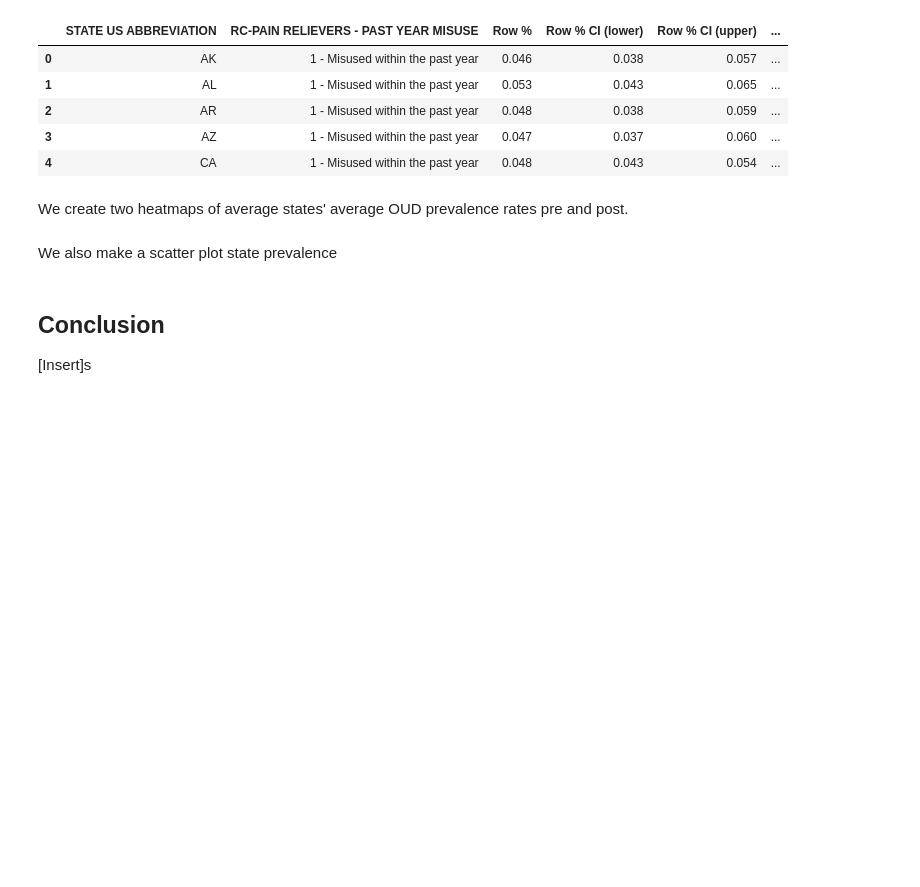
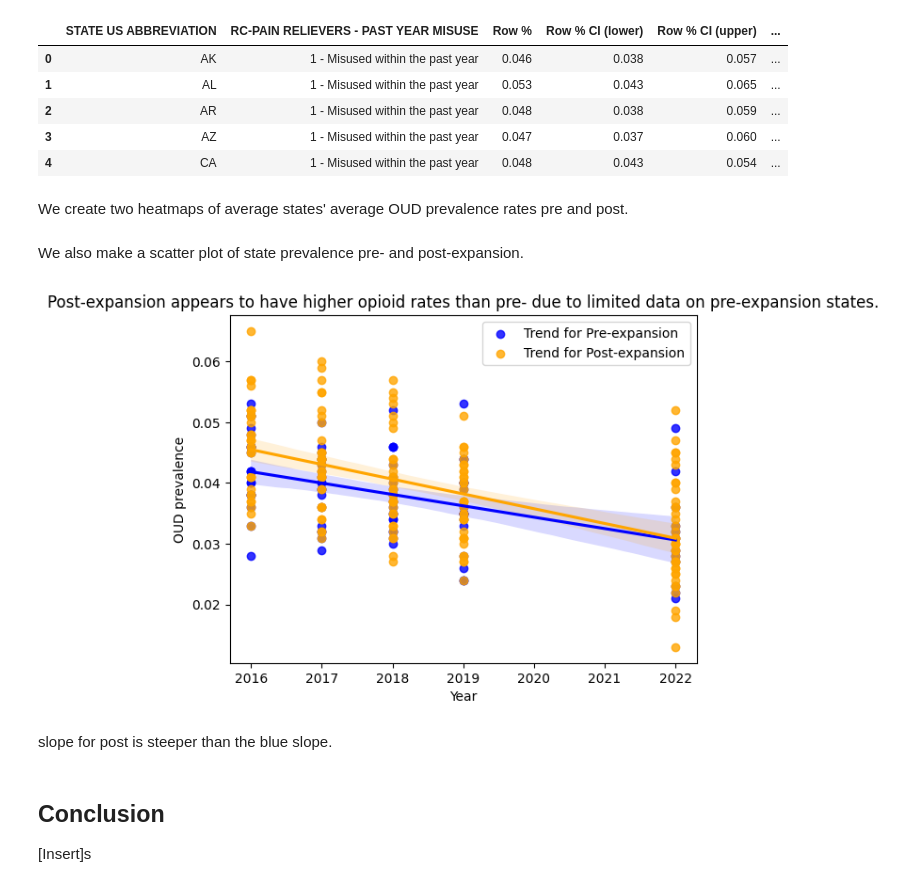
Before and after one commit to riverar9/data-602-final-project, a Jupyter notebook: Final_project_analysis.ipynb, the cells around one changed output. Cells and saved outputs as stored; diff of their text form; code cells hidden in the pictures; blank space fills up the shorter version.

Commit message:
scatter

```diff
--- a/Final_project_analysis.ipynb
+++ b/Final_project_analysis.ipynb
@@ -353,7 +353,33 @@ We create two heatmaps of average states' average OUD prevalence rates pre and p
 # %%
 # Two heatmaps
 # %% [markdown]
-We also make a scatter plot state prevalence
+We also make a scatter plot of state prevalence pre- and post-expansion.
+# %%
+# Scatter plot
+
+import matplotlib.pyplot as plt
+import seaborn as sns
+
+# Manipulate df prior to plotting
+scatter_df = working_df.dropna(subset=['rpt_yr', 'Row %']) # Filter out rows with NaN values in columns of interest
+scatter_df['rpt_yr'] = scatter_df['rpt_yr'].dt.year # Pulling just the year integer for graphing
+
+# Add trend lines
+sns.regplot(data=scatter_df[scatter_df['post'] == 0], x='rpt_yr', y='Row %', scatter=True, color='blue', label='Trend for Pre-expansion')
+sns.regplot(data=scatter_df[scatter_df['post'] == 1], x='rpt_yr', y='Row %', scatter=True, color='orange', label='Trend for Post-expansion')
+
+# Add labels and title
+plt.xlabel('Year')
+plt.ylabel('OUD prevalence')
+plt.title('Post-expansion appears to have higher opioid rates than pre- due to limited data on pre-expansion states.')
+plt.legend()
+
+# Show the plot
+plt.show()
+# %% [output]
+[figure, added]
+# %% [markdown]
+slope for post is steeper than the blue slope.
 # %% [markdown]
 ## Conclusion
 
```
Also changed, not shown: parts of 2 cells of this notebook.
